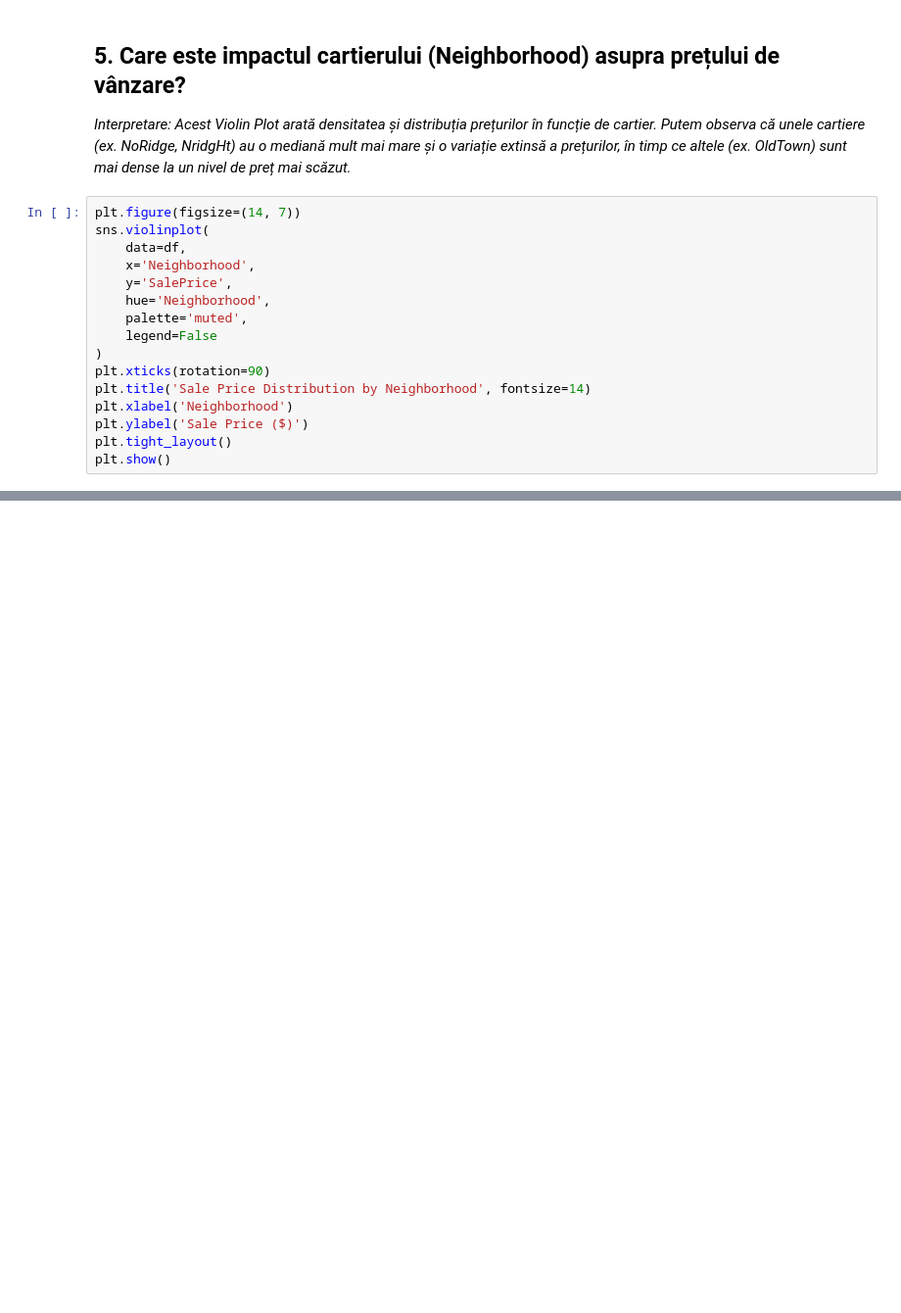
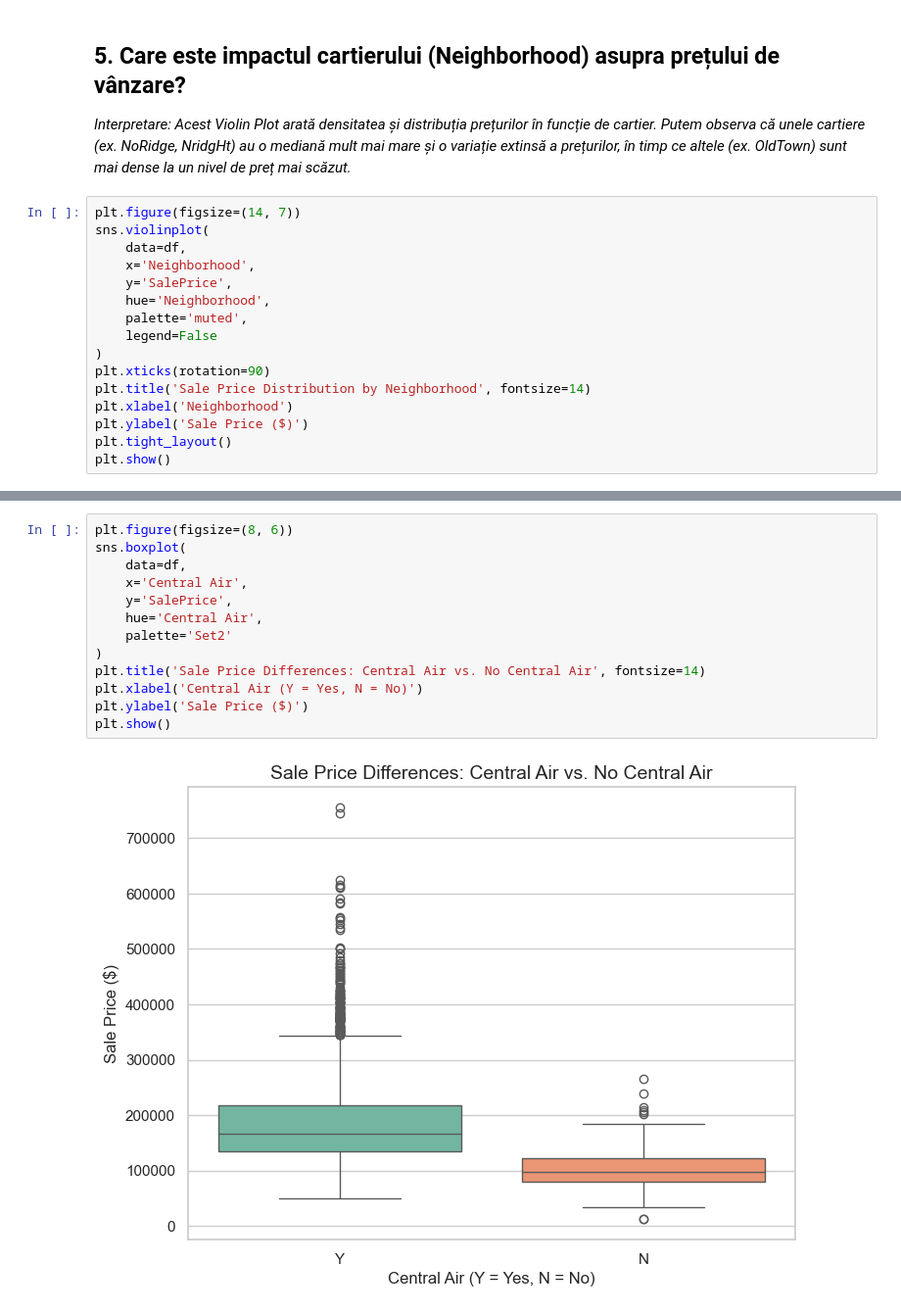
Before and after one commit to vertixxxx/ML_Labs, a Jupyter notebook: L1/Lab1_EDA_AmesHousing.ipynb, the cells around one changed output, grey strips where cells are left out. Shown at 98% size. Drawn from its saved outputs; the diff is of its cells as text; blank space fills up the shorter version.

```diff
--- a/L1/Lab1_EDA_AmesHousing.ipynb
+++ b/L1/Lab1_EDA_AmesHousing.ipynb
@@ -120,0 +142,15 @@ plt.show()
+# %%
+plt.figure(figsize=(8, 6))
+sns.boxplot(
+    data=df,
+    x='Central Air',
+    y='SalePrice',
+    hue='Central Air',
+    palette='Set2'
+)
+plt.title('Sale Price Differences: Central Air vs. No Central Air', fontsize=14)
+plt.xlabel('Central Air (Y = Yes, N = No)')
+plt.ylabel('Sale Price ($)')
+plt.show()
+# %% [output]
+[figure, added]
```
Also changed, not shown: parts of 5 cells of this notebook.
